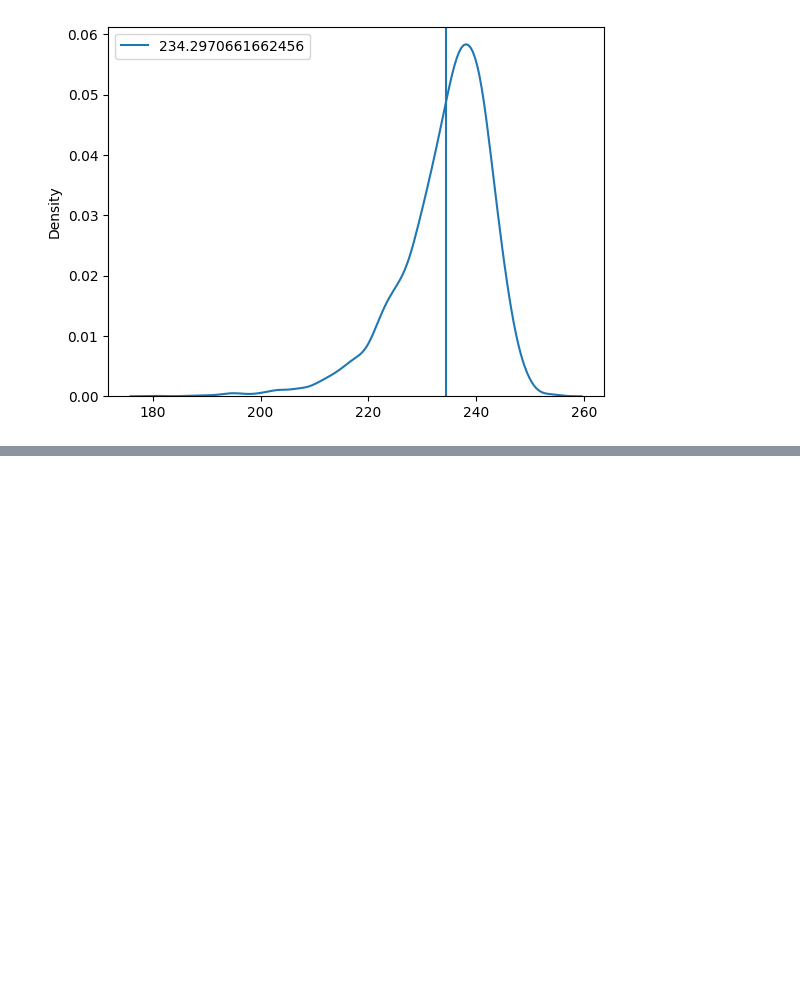
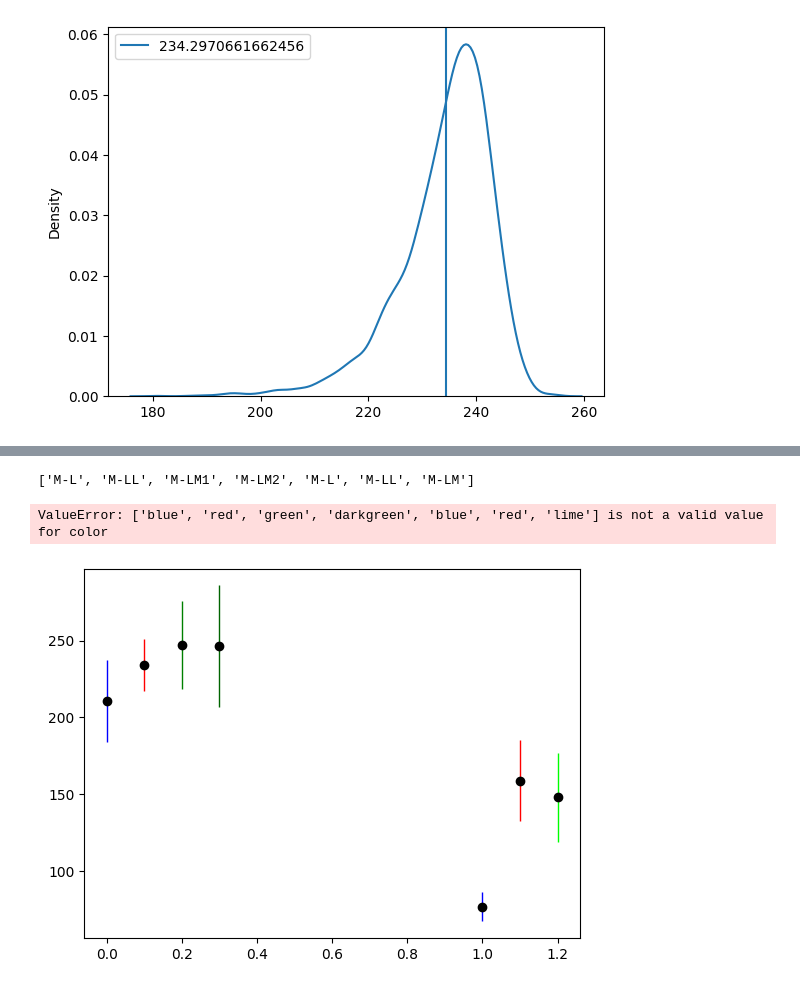
Before and after one commit to hbmep/rat-mapping, a Jupyter notebook: notebooks/C_SMA_LAR/nparray.ipynb, the cells around one changed output, grey strips where cells are left out. Cells and saved outputs as stored; diff of their text form; code cells hidden in the pictures; blank space fills up the shorter version.

```diff
--- a/notebooks/C_SMA_LAR/nparray.ipynb
+++ b/notebooks/C_SMA_LAR/nparray.ipynb
@@ -481,0 +601,23 @@ for i, alignment in enumerate(["M-L", "M-LL", "M-LM1", "M-LM2"]):
+# %%
+col
+# %% [output]
+['M-L', 'M-LL', 'M-LM1', 'M-LM2', 'M-L', 'M-LL', 'M-LM']
+# %%
+ypoint_new = [0, .1, .2, .3, 1, 1.1,1.2]
+# %%
+xpoint = [x[1] for x in points]
+ypoint = [x[3] for x in points]
+col = [x[0] for x in points]
+sem = [x[2] for x in points]
+
+# sns.swarmplot(x = ypoint,y=xpoint, hue = col)
+# plt.xlim((-1,2))
+plt.errorbar(ypoint_new, xpoint, yerr=sem, fmt='o', color='black', elinewidth=1, capsize=4, ecolor = cols)
+sns.despine()
+
+plt.xticks([0.15, 1.1], ["S", "B"])
+plt.ylabel("Threshold Value")
+plt.title("Threshold Value by Size and Laterality")
+# %% [output]
+ValueError: ['blue', 'red', 'green', 'darkgreen', 'blue', 'red', 'lime'] is not a valid value for color
+[figure, added]
```
Also changed, not shown: parts of 28 cells of this notebook, 3 other files.
